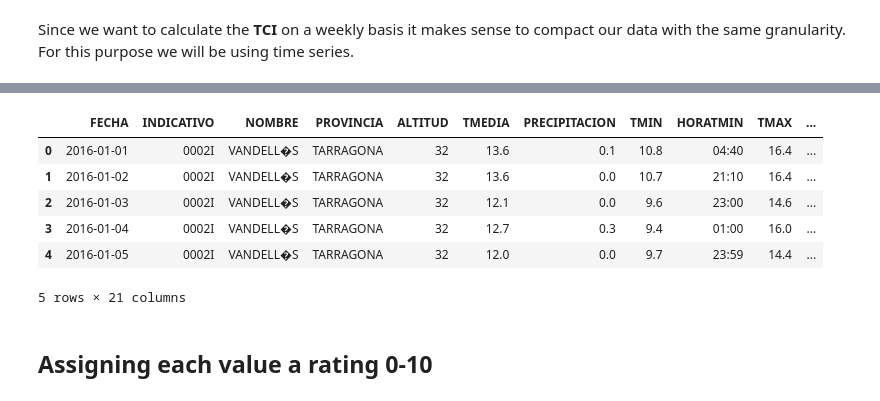
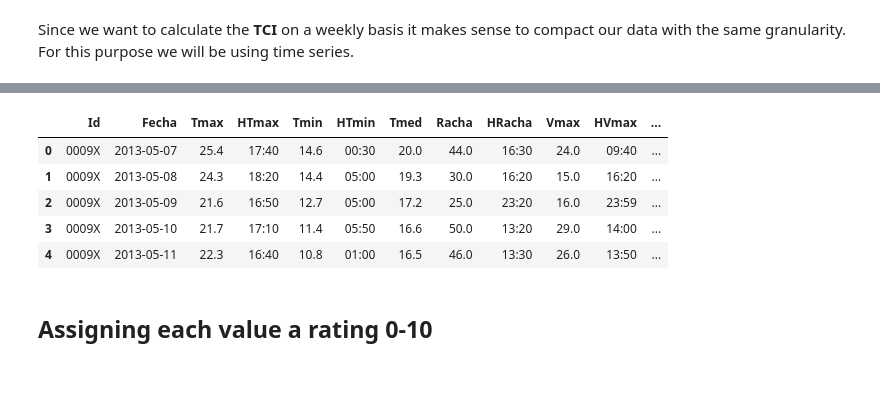
Before and after one commit to on2wheels-es/data, a Jupyter notebook: 7. Creating a climate index.ipynb, the cells around one changed output, grey strips where cells are left out. Saved outputs shown, nothing was run; the diff lists cells and outputs as text; code cells hidden in the pictures.

```diff
--- a/7. Creating a climate index.ipynb
+++ b/7. Creating a climate index.ipynb
@@ -105,9 +105,8 @@ df.head()
-# %%
-#Precipitation needs to be changed to float, but first some values ('ip') will have to go (it means 0 precipitation).
-
-df['PRECIPITACION'] = df['PRECIPITACION'].str.replace('Ip', '0.0')
-
-df["PRECIPITACION"] = pd.to_numeric(df["PRECIPITACION"])
+# %%
+#The precipitation values are split by time intervals, so we will just add them up to get a day's rain.
+
+df['prec'] = None
+df['prec'] = df['Prec1'] + df['Prec2'] + df['Prec3'] + df['Prec4']
 # %% [markdown]
 ## Using time series to get the average values
 # %% [markdown]
@@ -115,7 +114,7 @@ Since we want to calculate the **TCI** on a weekly basis it makes sense to compa
 # %%
 #Converting 'FECHA' to Datetime format.
 
-df["FECHA"] = df['FECHA'].apply(pd.to_datetime)
+df["Fecha"] = df['Fecha'].apply(pd.to_datetime)
 # %%
 #Checking the result.
 
@@ -184,6 +142,6 @@ Now that we have a dataset of the last 5 years it's time to calculate the weekly
 # %%
 #Using datetime to add the week number as a new column.
 
-filtered['week'] = None
-weekNumber = filtered['FECHA'].dt.week.tolist()
-filtered['week'] = weekNumber
+df['week'] = None
+weekNumber = df['Fecha'].dt.week.tolist()
+df['week'] = weekNumber
@@ -201,13 +148,12 @@ See the caveats in the documentation: https://pandas.pydata.org/pandas-docs/stab
 # %%
-filtered.head()
+df.head()
 # %% [output]
-|  | FECHA | INDICATIVO | NOMBRE | PROVINCIA | ALTITUD | TMEDIA | PRECIPITACION | TMIN | HORATMIN | TMAX | ... |
-| 0 | 2016-01-01 | 0002I | VANDELL�S | TARRAGONA | 32 | 13.6 | 0.1 | 10.8 | 04:40 | 16.4 | ... |
-| 1 | 2016-01-02 | 0002I | VANDELL�S | TARRAGONA | 32 | 13.6 | 0.0 | 10.7 | 21:10 | 16.4 | ... |
-| 2 | 2016-01-03 | 0002I | VANDELL�S | TARRAGONA | 32 | 12.1 | 0.0 | 9.6 | 23:00 | 14.6 | ... |
-| 3 | 2016-01-04 | 0002I | VANDELL�S | TARRAGONA | 32 | 12.7 | 0.3 | 9.4 | 01:00 | 16.0 | ... |
-| 4 | 2016-01-05 | 0002I | VANDELL�S | TARRAGONA | 32 | 12.0 | 0.0 | 9.7 | 23:59 | 14.4 | ... |
+|  | Id | Fecha | Tmax | HTmax | Tmin | HTmin | Tmed | Racha | HRacha | Vmax | HVmax | ... |
+| 0 | 0009X | 2013-05-07 | 25.4 | 17:40 | 14.6 | 00:30 | 20.0 | 44.0 | 16:30 | 24.0 | 09:40 | ... |
+| 1 | 0009X | 2013-05-08 | 24.3 | 18:20 | 14.4 | 05:00 | 19.3 | 30.0 | 16:20 | 15.0 | 16:20 | ... |
+| 2 | 0009X | 2013-05-09 | 21.6 | 16:50 | 12.7 | 05:00 | 17.2 | 25.0 | 23:20 | 16.0 | 23:59 | ... |
+| 3 | 0009X | 2013-05-10 | 21.7 | 17:10 | 11.4 | 05:50 | 16.6 | 50.0 | 13:20 | 29.0 | 14:00 | ... |
+| 4 | 0009X | 2013-05-11 | 22.3 | 16:40 | 10.8 | 01:00 | 16.5 | 46.0 | 13:30 | 26.0 | 13:50 | ... |
-5 rows × 21 columns
 # %%
 #Creating a dataframe with the weekly mean values.
 
```
Also changed, not shown: parts of 39 cells of this notebook, 6 other files.
